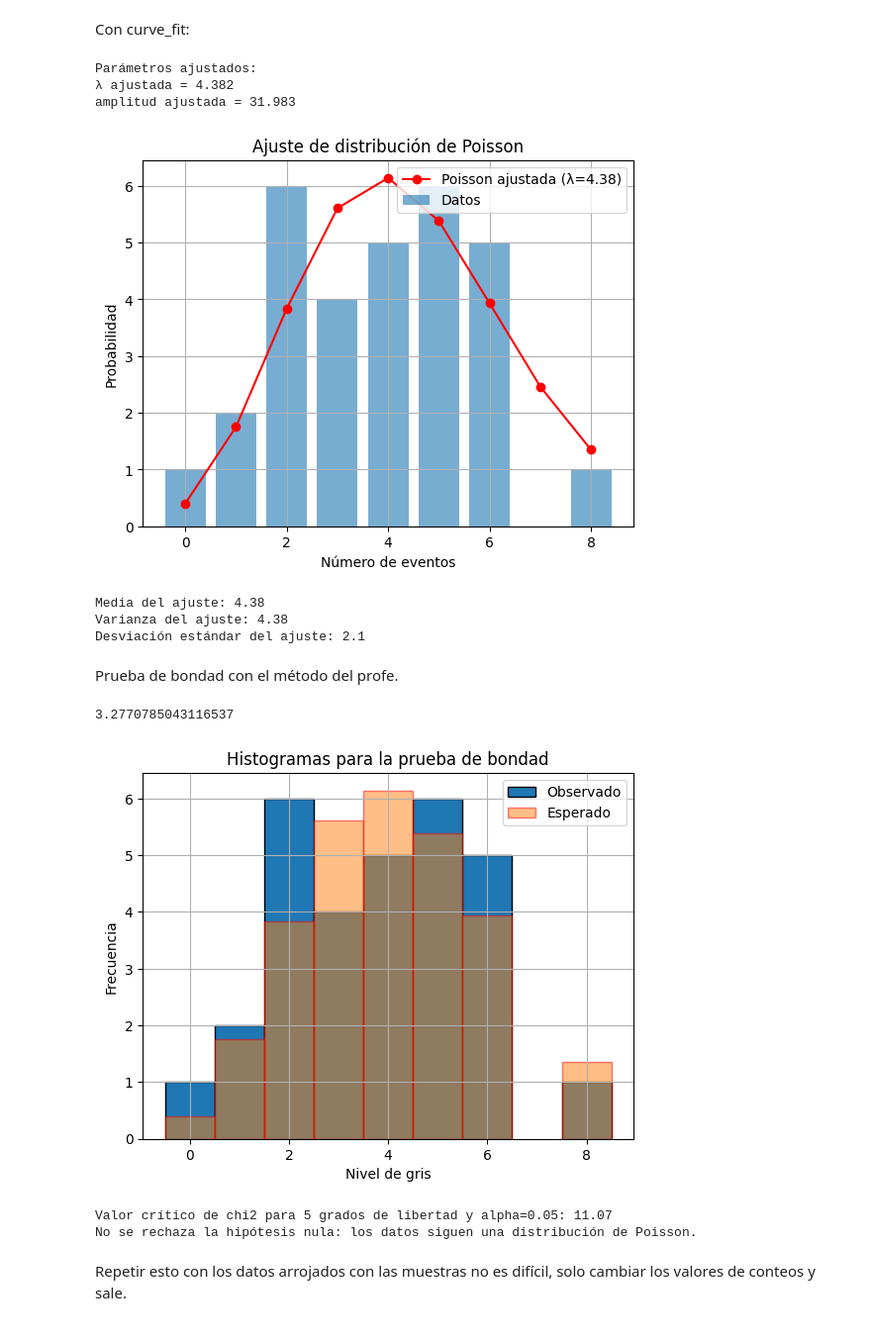
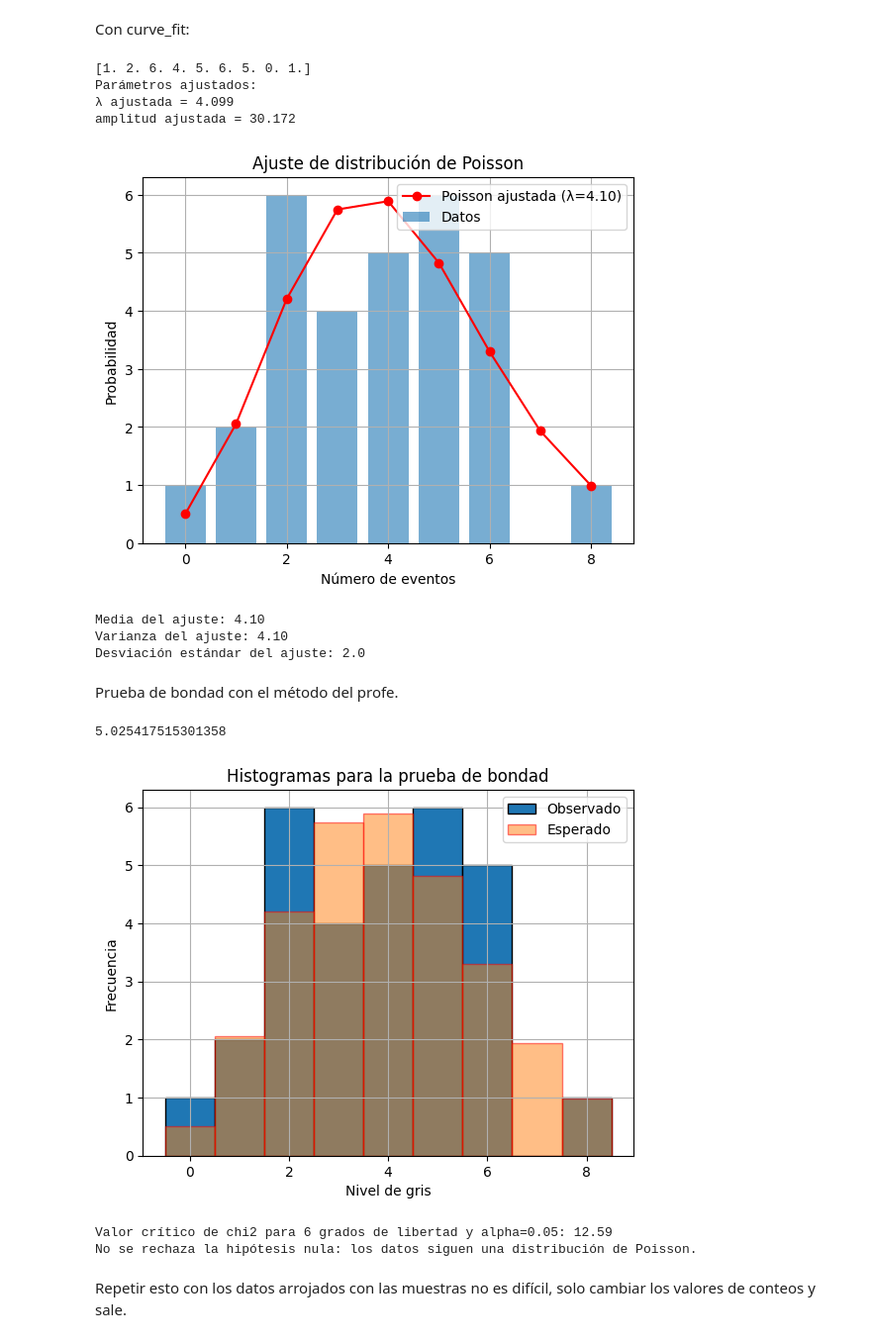
Before and after one commit to JosetoCa/Experimental-IV, a Jupyter notebook: Estadística de Poisson 1.1.ipynb, the cells around one changed output. Shown at 99% size. Cells and saved outputs as stored; diff of their text form; code cells hidden in the pictures.

```diff
--- a/Estadística de Poisson 1.1.ipynb
+++ b/Estadística de Poisson 1.1.ipynb
@@ -42,6 +40,14 @@ from scipy.stats import poisson
 # Histograma: frecuencias absolutas
 valores, frecuencias = np.unique(conteos_por_intervalo, return_counts=True)
 
+valores_ = np.arange(min(valores), max(valores)+1)
+frecuencias_ = np.zeros(len(valores_))
+
+indices = np.searchsorted(valores_, valores)
+frecuencias_[indices] = frecuencias
+
+
+
 
 # Definimos la función de Poisson a ajustar
 def poisson_pmf(k, lamb, amp):
@@ -49,7 +55,7 @@ def poisson_pmf(k, lamb, amp):
 
 # Ajuste con curve_fit
 # A veces hay que poner el valor inicial de lambda, por ejemplo: p0=[1.0] o un valor aproximado del lambda (parámetro), para que no de error
-params_opt, params_cov = curve_fit(poisson_pmf, valores, frecuencias)
+params_opt, params_cov = curve_fit(poisson_pmf, valores_, frecuencias_)
 
 # Resultado del ajuste
 lambda_ajustada = params_opt[0]
@@ -61,8 +67,8 @@ print(f"amplitud ajustada = {amp_ajustada:.3f}")
 
 
 # Graficamos
-x = np.arange(min(valores), max(valores)+1)
-plt.bar(valores, frecuencias, alpha=0.6, label='Datos')
+x = np.arange(min(valores_), max(valores_)+1)
+plt.bar(valores_, frecuencias_, alpha=0.6, label='Datos')
 plt.plot(x, poisson_pmf(x, lambda_ajustada, amp_ajustada), 'o-', color='red', label=f'Poisson ajustada (λ={lambda_ajustada:.2f})')
 
 plt.xlabel("Número de eventos")
@@ -76,45 +82,48 @@ print(f'Media del ajuste: {lambda_ajustada:.2f}')
 print(f'Varianza del ajuste: {lambda_ajustada:.2f}')
 print(f'Desviación estándar del ajuste: {np.sqrt(lambda_ajustada):.1f}')
 # %% [output]
+[1. 2. 6. 4. 5. 6. 5. 0. 1.]
 Parámetros ajustados:
-λ ajustada = 4.382
-amplitud ajustada = 31.983
+λ ajustada = 4.099
+amplitud ajustada = 30.172
-[figure, old version]
+[figure, new version]
-Media del ajuste: 4.38
-Varianza del ajuste: 4.38
-Desviación estándar del ajuste: 2.1
+Media del ajuste: 4.10
+Varianza del ajuste: 4.10
+Desviación estándar del ajuste: 2.0
 # %% [markdown]
 Prueba de bondad con el método del profe.
 # %%
 from scipy.stats import chi2
 def chi_sqr(dathistexp,dathistaj):
     return sum(((dathistexp-dathistaj)**2)/(dathistaj))
-chi=chi_sqr(frecuencias, poisson_pmf(valores, lambda_ajustada, amp_ajustada))
+
+
+chi=chi_sqr(frecuencias_, poisson_pmf(valores_, lambda_ajustada, amp_ajustada))
 print(chi)
 
-df = len(frecuencias)-3
+df = len(frecuencias_)-3
 alpha = 0.05
-plt.bar(valores, frecuencias, width=np.ones(len(valores)), edgecolor='black',label='Observado')
-plt.bar(valores, poisson_pmf(valores, lambda_ajustada, amp_ajustada), width=np.ones(len(valores)), edgecolor='red',alpha=0.5,label='Esperado')
+plt.bar(valores_, frecuencias_, width=np.ones(len(valores_)), edgecolor='black',label='Observado')
+plt.bar(valores_, poisson_pmf(valores_, lambda_ajustada, amp_ajustada), width=np.ones(len(valores_)), edgecolor='red',alpha=0.5,label='Esperado')
 plt.xlabel("Nivel de gris")
 plt.ylabel("Frecuencia")
 plt.title("Histogramas para la prueba de bondad")
 plt.grid(True)
 plt.legend()
 plt.show()
 
 
 
 chi2_critico = chi2.ppf(1-alpha, df)
 print(f"Valor crítico de chi2 para {df} grados de libertad y alpha={alpha}: {chi2_critico:.2f}")
 if chi < chi2_critico:
     print("No se rechaza la hipótesis nula: los datos siguen una distribución de Poisson.")
 else:
     print("Se rechaza la hipótesis nula: los datos no siguen una distribución de Poisson.")
 # %% [output]
-3.2770785043116537
+5.025417515301358
-[figure, old version]
+[figure, new version]
-Valor crítico de chi2 para 5 grados de libertad y alpha=0.05: 11.07
+Valor crítico de chi2 para 6 grados de libertad y alpha=0.05: 12.59
 No se rechaza la hipótesis nula: los datos siguen una distribución de Poisson.
 # %% [markdown]
 Repetir esto con los datos arrojados con las muestras no es difícil, solo cambiar los valores de conteos y sale.
```
Also changed, not shown: parts of 3 cells of this notebook.
